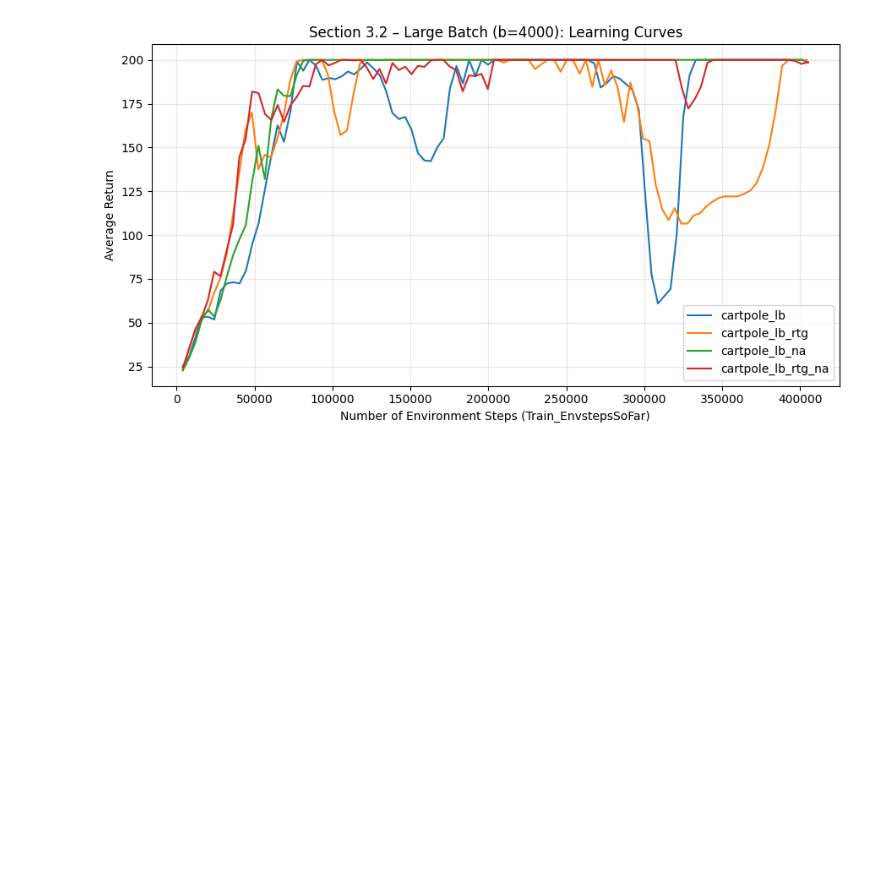
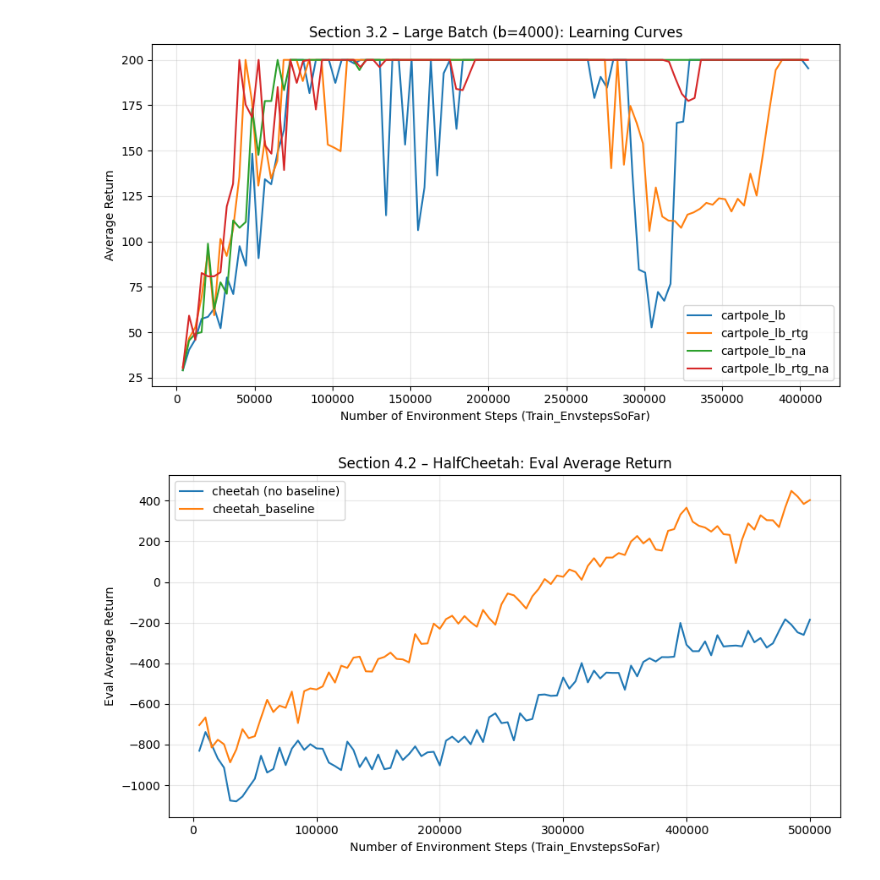
Before and after one commit to AntonioMacaronio/cs285-rl, a Jupyter notebook: hw2/plots.ipynb, the cells around one changed output. Saved outputs shown, nothing was run; the diff lists cells and outputs as text; code cells hidden in the pictures; blank space fills up the shorter version.

```diff
--- a/hw2/plots.ipynb
+++ b/hw2/plots.ipynb
@@ -59,8 +66,8 @@ plt.show()
 fig, ax = plt.subplots(figsize=(9, 5))
 
 for name, path in large_batch_experiments.items():
-    steps, returns = read_wandb_history(path)
-    ax.plot(steps, returns, label=name)
+    data = read_wandb_history(path, metrics=("Eval_AverageReturn",))
+    ax.plot(data["steps"], data["Eval_AverageReturn"], label=name)
 
 ax.set_xlabel("Number of Environment Steps (Train_EnvstepsSoFar)")
 ax.set_ylabel("Average Return")
@@ -70,4 +77,26 @@ ax.grid(True, alpha=0.3)
 plt.tight_layout()
 plt.show()
 # %% [output]
-[figure, old version]
+[figure, new version]
+# %%
+# Section 4.2 experiments
+cheetah_experiments = {
+    "cheetah (no baseline)": "experiments/tmprrtsvgqx",
+    "cheetah_baseline":      "experiments/tmpkegkt8hw",
+}
+# %%
+fig, ax = plt.subplots(figsize=(9, 5))
+
+for name, path in cheetah_experiments.items():
+    data = read_wandb_history(path, metrics=("Eval_AverageReturn",))
+    ax.plot(data["steps"], data["Eval_AverageReturn"], label=name)
+
+ax.set_xlabel("Number of Environment Steps (Train_EnvstepsSoFar)")
+ax.set_ylabel("Eval Average Return")
+ax.set_title("Section 4.2 – HalfCheetah: Eval Average Return")
+ax.legend()
+ax.grid(True, alpha=0.3)
+plt.tight_layout()
+plt.show()
+# %% [output]
+[figure, added]
```
Also changed, not shown: parts of 5 cells of this notebook, 10 other files.
